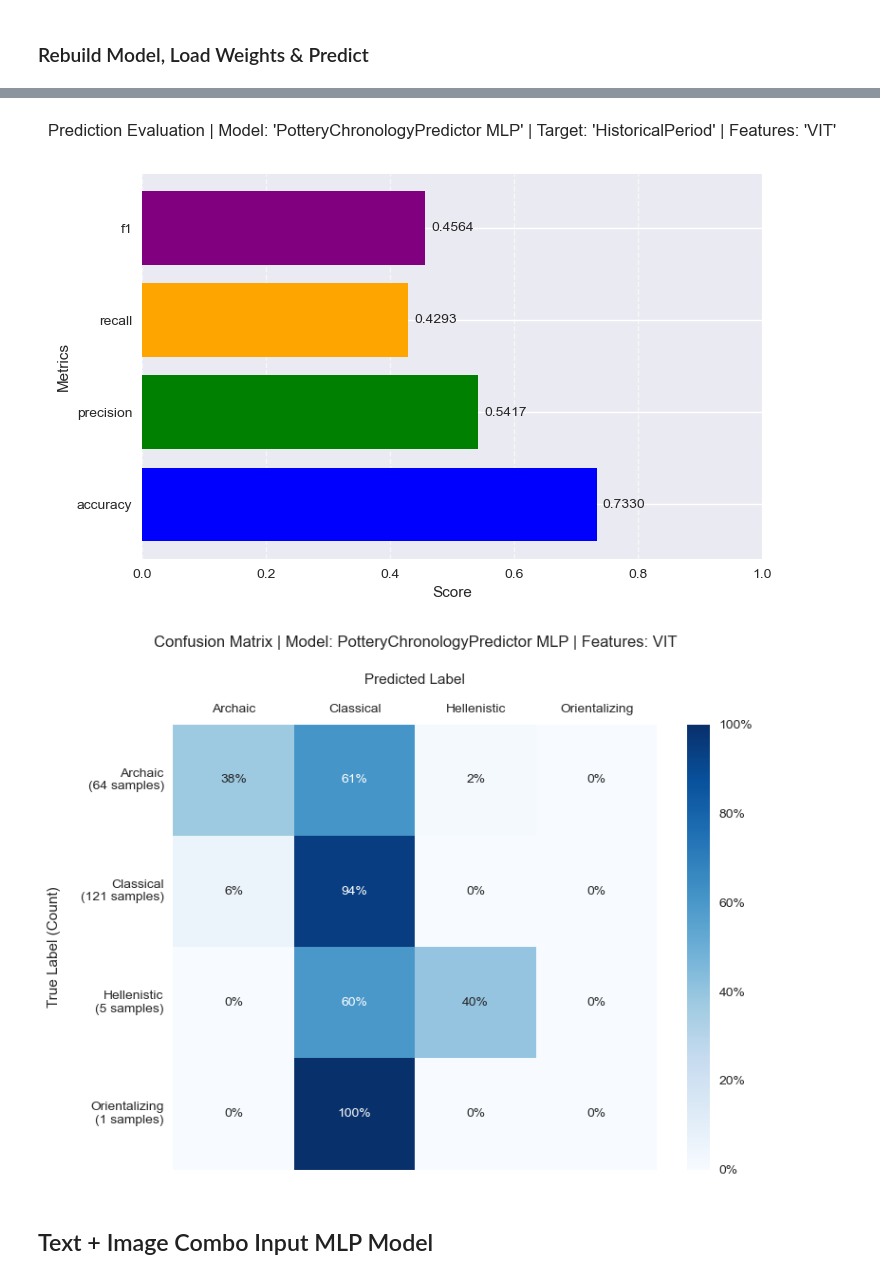
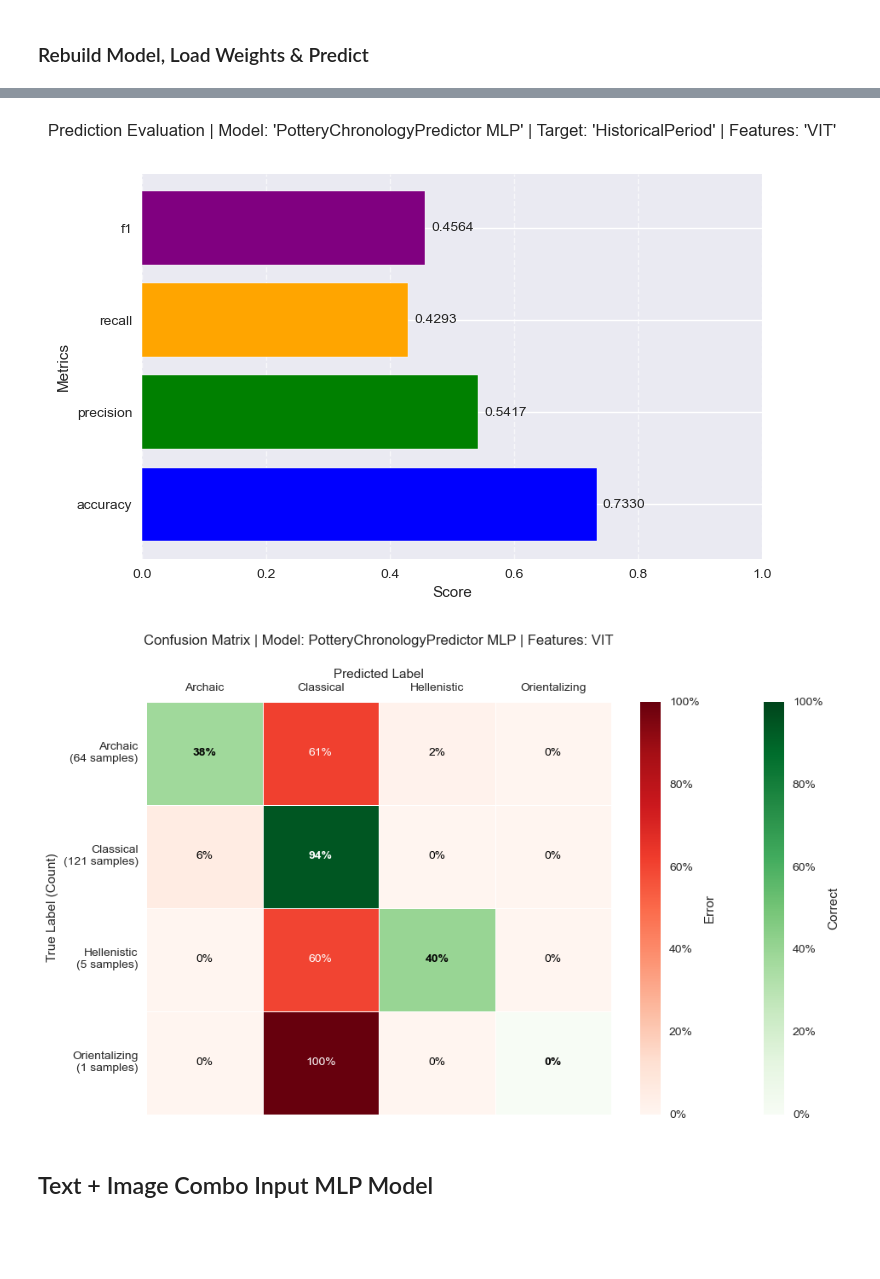
Before and after one commit to dimitris-kr/AgoraPottery, a Jupyter notebook: 02_chronology_prediction/NN/classification/04_model_prediction.ipynb, the cells around one changed output, grey strips where cells are left out. Saved outputs shown, nothing was run; the diff lists cells and outputs as text; code cells hidden in the pictures; blank space fills up the shorter version.

```diff
--- a/02_chronology_prediction/NN/classification/04_model_prediction.ipynb
+++ b/02_chronology_prediction/NN/classification/04_model_prediction.ipynb
@@ -179,35 +180,35 @@ model.eval()
 print(f"✅ Loaded {ft.upper()}-Input Model. Ready for testing!")
 
 # Predict Test Set
 y_pred = predict(model, loaders["test"][ft])
 
 # Evaluate
 scores = evaluate(y["test"], y_pred, metrics_c)
 plot_prediction_scores(scores, "PotteryChronologyPredictor MLP", target, ft)
 
 # Confusion Matrix
 cm = confusion_matrix(y["test"], y_pred)
-plot_confusion_matrix(cm, le, "PotteryChronologyPredictor MLP", ft)
+plot_confusion_matrix_dual_cmap(cm, le, "PotteryChronologyPredictor MLP", ft)
 # %% [output]
 activation                 gelu
 blocks                        2
 dropout                     0.2
 hidden_size                 512
 hidden_size_pattern    constant
 lr                       0.0005
 Name: value, dtype: object
 ============================================================================================================================================
 Layer (type:depth-idx)                   Input Shape               Output Shape              Param #                   Mult-Adds
 ============================================================================================================================================
 PotteryChronologyPredictor               [1, 768]                  [1, 4]                    --                        --
 ├─ModuleList: 1-1                        --                        --                        --                        --
 ... (20 lines left out)
 Params size (MB): 3.68
 Estimated Total Size (MB): 3.70
 ============================================================================================================================================
 ✅ Loaded VIT-Input Model. Ready for testing!
 [figure]
-[figure, old version]
+[figure, new version]
 # %% [markdown]
 ## Text + Image Combo Input MLP Model
 # %% [markdown]
```
Also changed, not shown: parts of 3 cells of this notebook, 1 other file.
